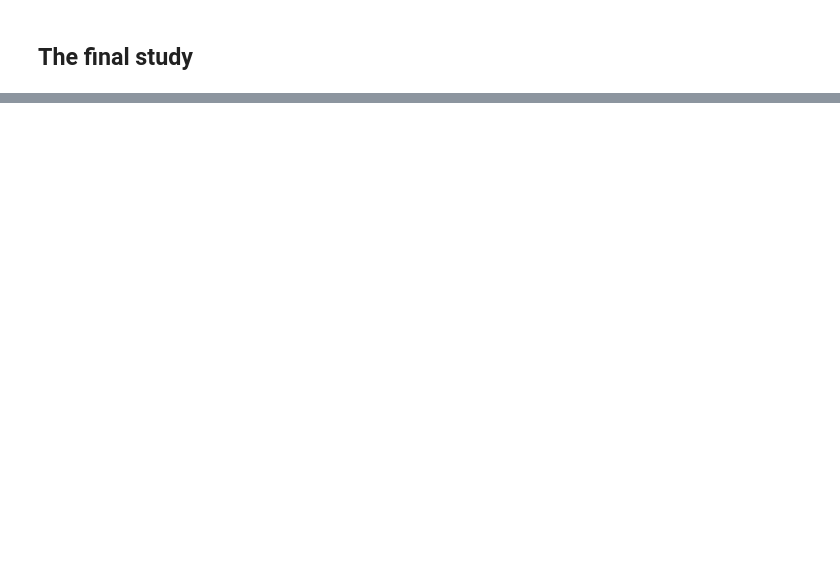
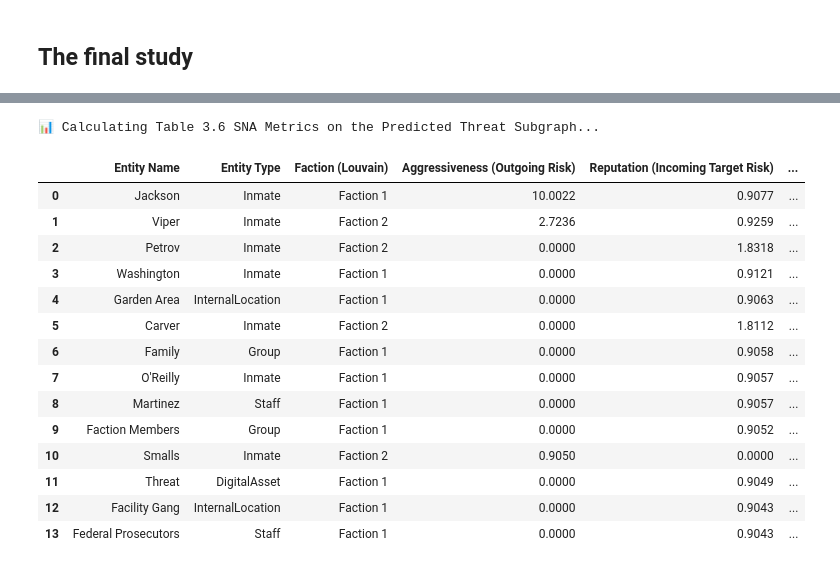
Before and after one commit to mdyagual/sna-for-oms-project, a Jupyter notebook: notebooks/risk_final_evaluation.ipynb, the cells around one changed output, grey strips where cells are left out. Saved outputs shown, nothing was run; the diff lists cells and outputs as text; code cells hidden in the pictures; blank space fills up the shorter version.

```diff
--- a/notebooks/risk_final_evaluation.ipynb
+++ b/notebooks/risk_final_evaluation.ipynb
@@ -643,0 +1173,70 @@ plt.show()
+# %%
+import networkx as nx
+import pandas as pd
+
+print("📊 Calculating Table 3.6 SNA Metrics on the Predicted Threat Subgraph...")
+
+# 1. Betweenness Centrality (Identifies the critical "Bridges/Smugglers")
+# Uses the model's risk weights to see who controls the flow of threat paths
+betweenness = nx.betweenness_centrality(G_threat, weight='weight')
+
+# 2. Eigenvector Centrality (Identifies the "Bosses" / Most Influential Nodes)
+# We use the numpy version because it is vastly more stable for directed, weighted graphs
+try:
+    eigenvector = nx.eigenvector_centrality_numpy(G_threat, weight='weight')
+except Exception:
+    # Fallback placeholder if the network structure doesn't converge
+    eigenvector = {node: 0.0 for node in G_threat.nodes()}
+
+# 3. Aggressiveness & Reputation (Relational Risk Metrics)
+# According to your thesis:
+# Aggressiveness = Sum of outgoing risk weights (Out-Degree)
+# Reputation/Vulnerability = Sum of incoming risk weights (In-Degree)
+aggressiveness = {}
+reputation = {}
+
+for node in G_threat.nodes():
+    # Sum up probabilities of all arrows leaving this node
+    aggressiveness[node] = sum(weight for _, _, weight in G_threat.out_edges(node, data='weight', default=0.0))
+    # Sum up probabilities of all arrows pointing to this node
+    reputation[node] = sum(weight for _, _, weight in G_threat.in_edges(node, data='weight', default=0.0))
+
+# ==================================================================
+# 4. COMPILE THE MASTER THESIS RESULTS TABLE
+# ==================================================================
+analysis_records = []
+for node in G_threat.nodes():
+    analysis_records.append({
+        "Entity Name": node,
+        "Entity Type": G_threat.nodes[node].get('label', 'Inmate'),
+        "Faction (Louvain)": node_to_faction.get(node, "Unassigned"), # Pulls from your Louvain run!
+        "Aggressiveness (Outgoing Risk)": aggressiveness[node],
+        "Reputation (Incoming Target Risk)": reputation[node],
+        "Betweenness Centrality (Bridge)": betweenness[node],
+        "Eigenvector Centrality (Influence)": eigenvector[node]
+    })
+
+# Convert to a beautiful DataFrame and sort by Influence
+df_sna_results = pd.DataFrame(analysis_records)
+df_sna_results = df_sna_results.sort_values(by="Eigenvector Centrality (Influence)", ascending=False).reset_index(drop=True)
+
+# Format the floats cleanly for academic presentation
+pd.set_option('display.float_format', lambda x: '%.4f' % x)
+display(df_sna_results)
+# %% [output]
+📊 Calculating Table 3.6 SNA Metrics on the Predicted Threat Subgraph...
+|  | Entity Name | Entity Type | Faction (Louvain) | Aggressiveness (Outgoing Risk) | Reputation (Incoming Target Risk) | ... |
+| 0 | Jackson | Inmate | Faction 1 | 10.0022 | 0.9077 | ... |
+| 1 | Viper | Inmate | Faction 2 | 2.7236 | 0.9259 | ... |
+| 2 | Petrov | Inmate | Faction 2 | 0.0000 | 1.8318 | ... |
+| 3 | Washington | Inmate | Faction 1 | 0.0000 | 0.9121 | ... |
+| 4 | Garden Area | InternalLocation | Faction 1 | 0.0000 | 0.9063 | ... |
+| 5 | Carver | Inmate | Faction 2 | 0.0000 | 1.8112 | ... |
+| 6 | Family | Group | Faction 1 | 0.0000 | 0.9058 | ... |
+| 7 | O'Reilly | Inmate | Faction 1 | 0.0000 | 0.9057 | ... |
+| 8 | Martinez | Staff | Faction 1 | 0.0000 | 0.9057 | ... |
+| 9 | Faction Members | Group | Faction 1 | 0.0000 | 0.9052 | ... |
+| 10 | Smalls | Inmate | Faction 2 | 0.9050 | 0.0000 | ... |
+| 11 | Threat | DigitalAsset | Faction 1 | 0.0000 | 0.9049 | ... |
+| 12 | Facility Gang | InternalLocation | Faction 1 | 0.0000 | 0.9043 | ... |
+| 13 | Federal Prosecutors | Staff | Faction 1 | 0.0000 | 0.9043 | ... |
```
Also changed, not shown: parts of 16 cells of this notebook.
